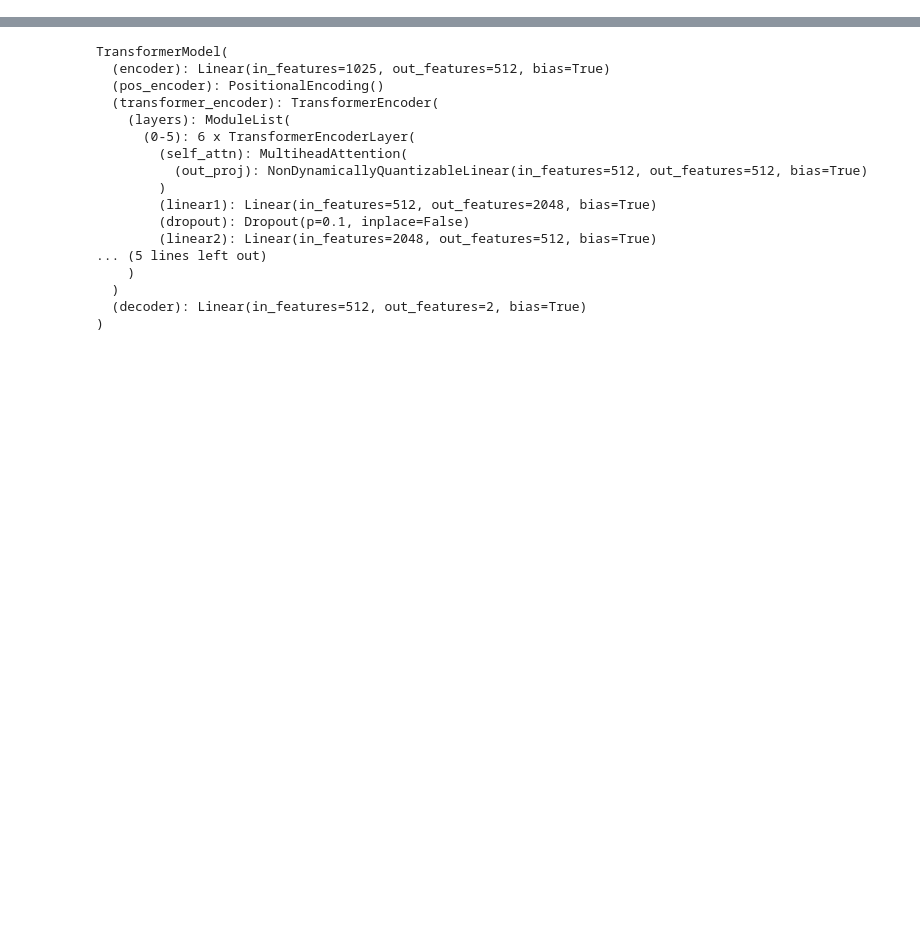
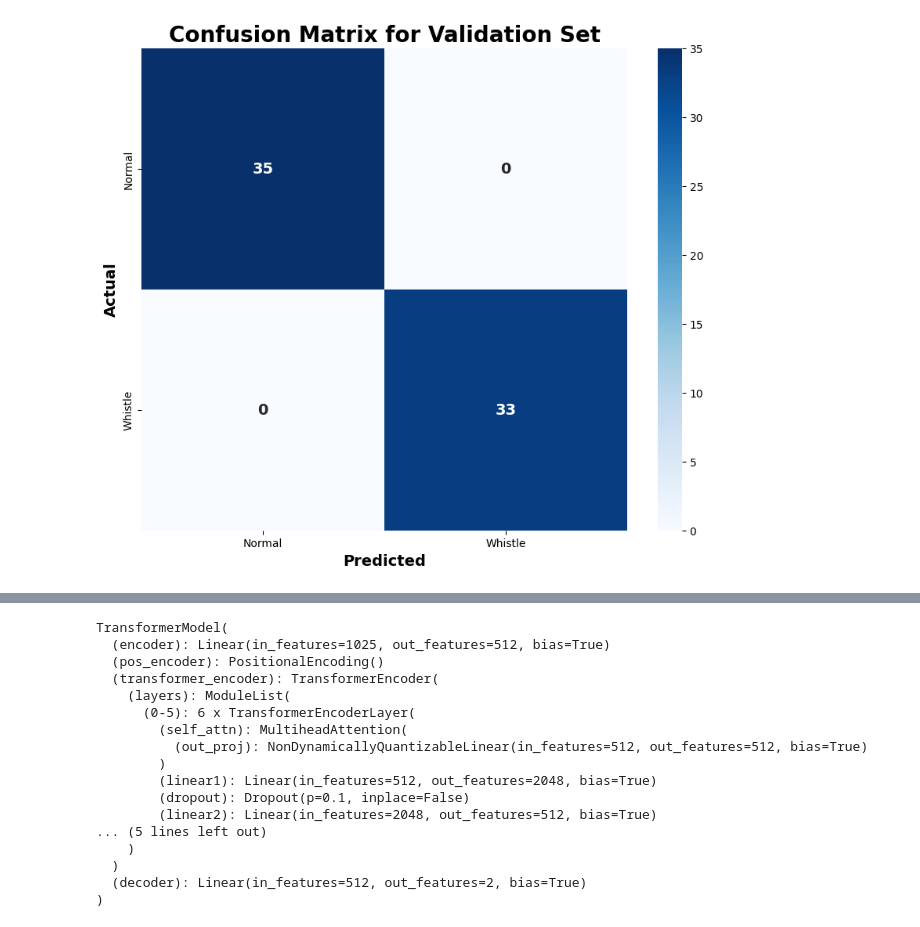
Before and after one commit to Tianchen2001/wind-turbine-error-detection, a Jupyter notebook: train.ipynb, the cells around one changed output, grey strips where cells are left out. Drawn from its saved outputs; the diff is of its cells as text; code cells hidden in the pictures; blank space fills up the shorter version.

```diff
--- a/train.ipynb
+++ b/train.ipynb
@@ -166,0 +190,10 @@ Test Loss: 0.0014, Test Accuracy: 1.0000
+# %%
+conf_matrix = evaluate_model(model, valid_loader, criterion, device).astype(int)
+
+plt.figure(figsize=(10, 8))
+sns.heatmap(conf_matrix, annot=True, fmt='d', cmap='Blues', xticklabels=['Normal', 'Whistle'], yticklabels=['Normal', 'Whistle'], annot_kws={'size': 14, 'weight': 'bold'})
+plt.title('Confusion Matrix for Validation Set', fontsize=20, fontweight='bold')
+plt.ylabel('Actual', fontsize=14, fontweight='bold')
+plt.xlabel('Predicted', fontsize=14, fontweight='bold')
+plt.show()
+# %% [output]
@@ -166,0 +201 @@ Test Loss: 0.0014, Test Accuracy: 1.0000
+[figure, added]
```
Also changed, not shown: parts of 13 cells of this notebook, 15 other files.
